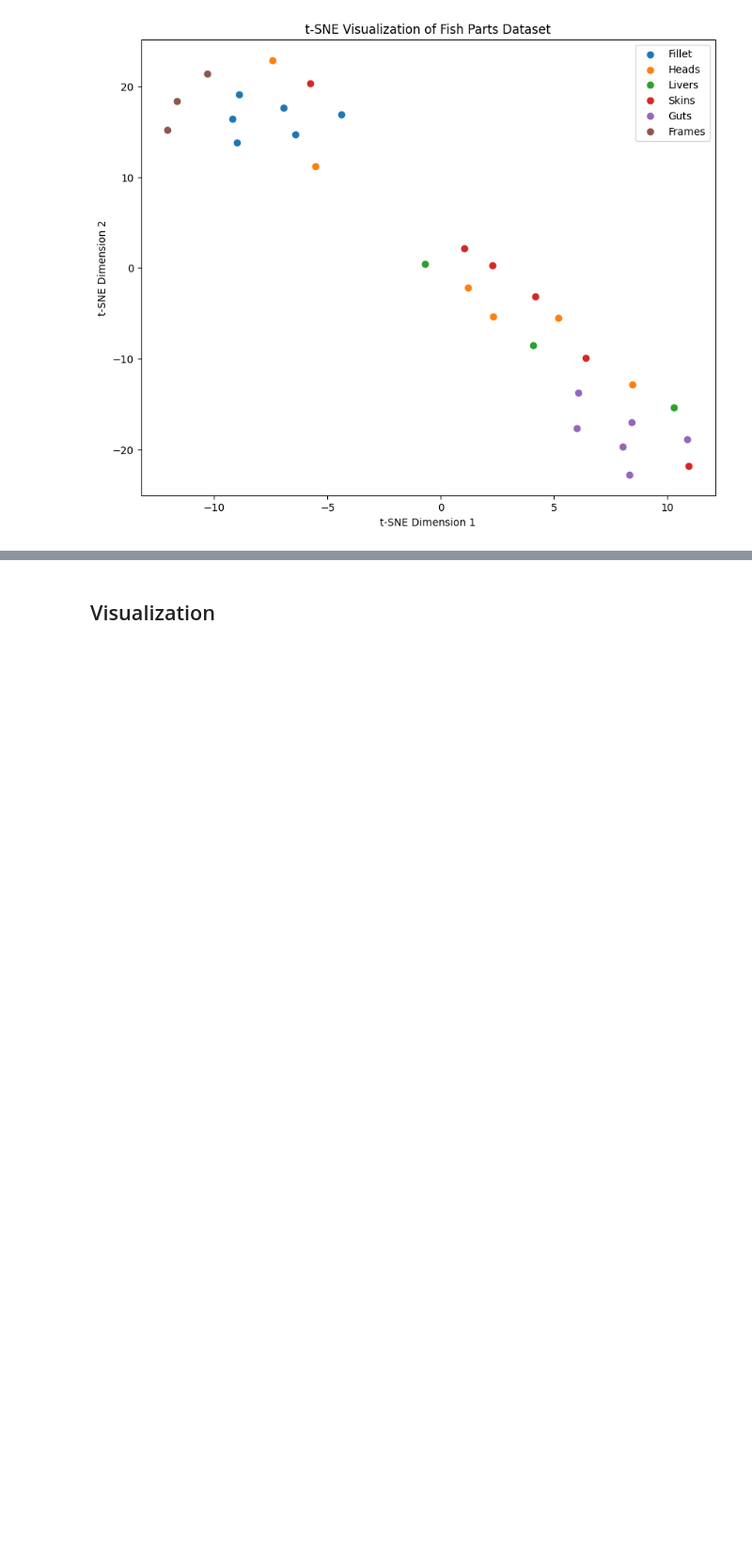
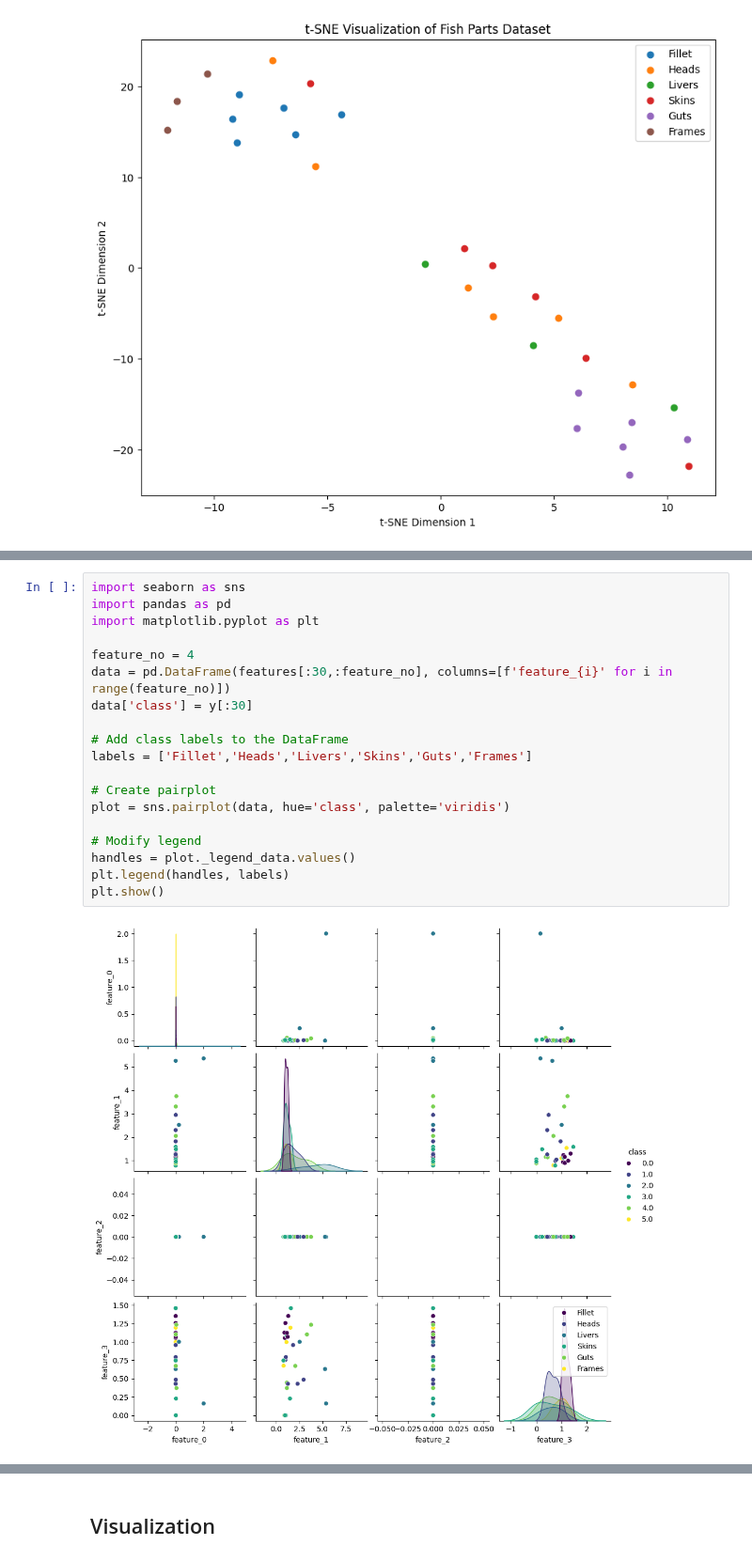
Before and after one commit to woodRock/fishy-business, a Jupyter notebook: code/identification/part/R01_S02_Identification_Part_Wrapper_Based_Multi_Tree_GP.ipynb, the cells around one changed output, grey strips where cells are left out. Shown at 94% size. Saved outputs shown, nothing was run; the diff lists cells and outputs as text; blank space fills up the shorter version.

```diff
--- a/code/identification/part/R01_S02_Identification_Part_Wrapper_Based_Multi_Tree_GP.ipynb
+++ b/code/identification/part/R01_S02_Identification_Part_Wrapper_Based_Multi_Tree_GP.ipynb
@@ -825,0 +877,21 @@ Train inter-class: 0.056300618166364405, Val inter-class: 0.07569362081404288
+# %%
+import seaborn as sns
+import pandas as pd
+import matplotlib.pyplot as plt
+
+feature_no = 4
+data = pd.DataFrame(features[:30,:feature_no], columns=[f'feature_{i}' for i in range(feature_no)])
+data['class'] = y[:30]
+
+# Add class labels to the DataFrame
+labels = ['Fillet','Heads','Livers','Skins','Guts','Frames']
+
+# Create pairplot
+plot = sns.pairplot(data, hue='class', palette='viridis')
+
+# Modify legend
+handles = plot._legend_data.values()
+plt.legend(handles, labels)
+plt.show()
+# %% [output]
+[figure, added]
```
Also changed, not shown: parts of 6 cells of this notebook.
